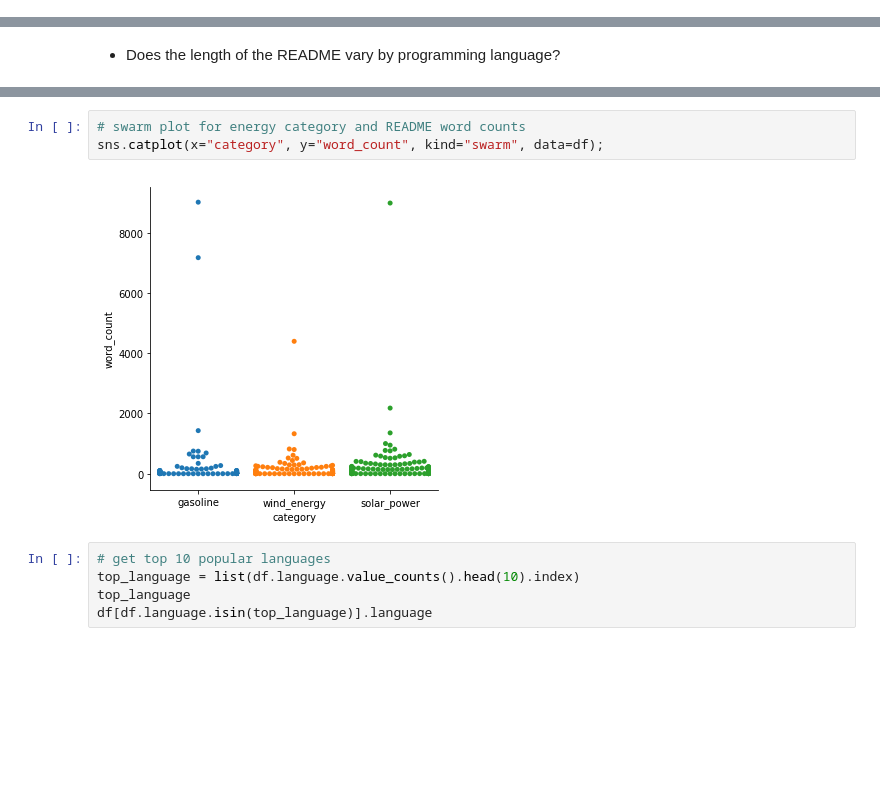
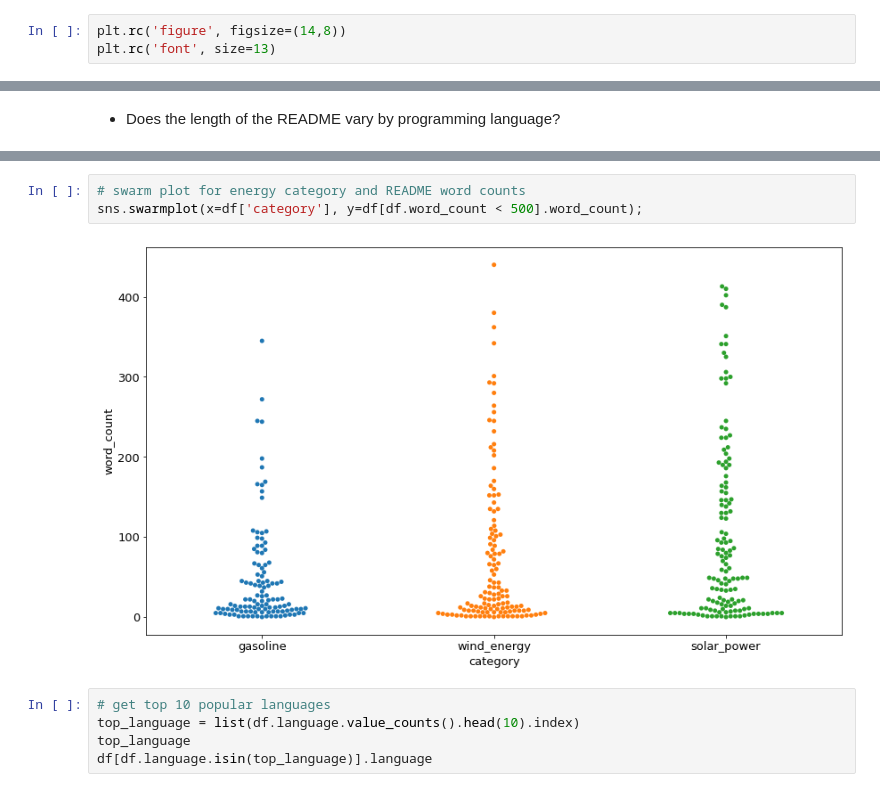
Before and after one commit to github-nlp-project/nlp-project, a Jupyter notebook: sonny_notebook.ipynb, the cells around one changed output, grey strips where cells are left out. Drawn from its saved outputs; the diff is of its cells as text; blank space fills up the shorter version.

```diff
--- a/sonny_notebook.ipynb
+++ b/sonny_notebook.ipynb
@@ -70,6 +70,9 @@ import seaborn as sns
 import nltk
 import nltk.sentiment
 import re
+# %%
+plt.rc('figure', figsize=(14,8))
+plt.rc('font', size=13)
 # %%
 # What are the most common words in READMEs?
 all_words = ' '.join(df.clean_lemmatized).split()
@@ -106,8 +143,8 @@ df.word_count.hist()
 # %%
 # swarm plot for energy category and README word counts
-sns.catplot(x="category", y="word_count", kind="swarm", data=df);
+sns.swarmplot(x=df['category'], y=df[df.word_count < 500].word_count);
 # %% [output]
-[figure, old version]
+[figure, new version]
 # %%
 # get top 10 popular languages
 top_language = list(df.language.value_counts().head(10).index)
```
Also changed, not shown: parts of 16 cells of this notebook, 1 other file.
